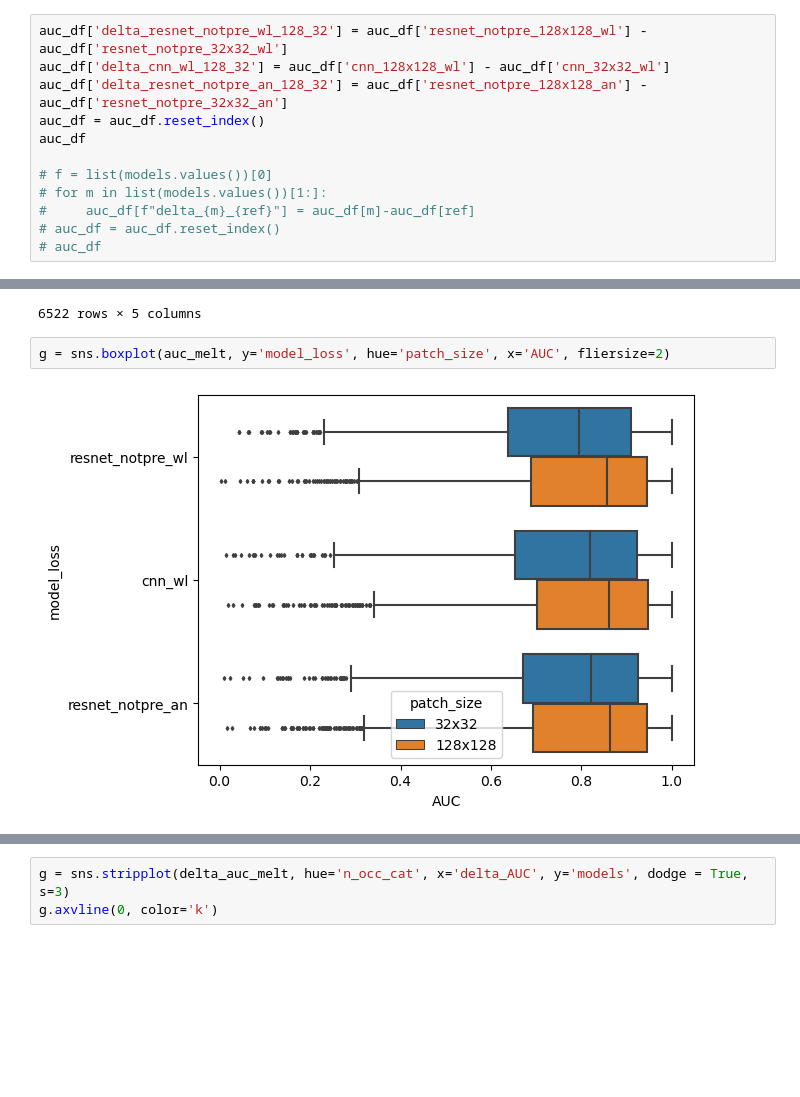
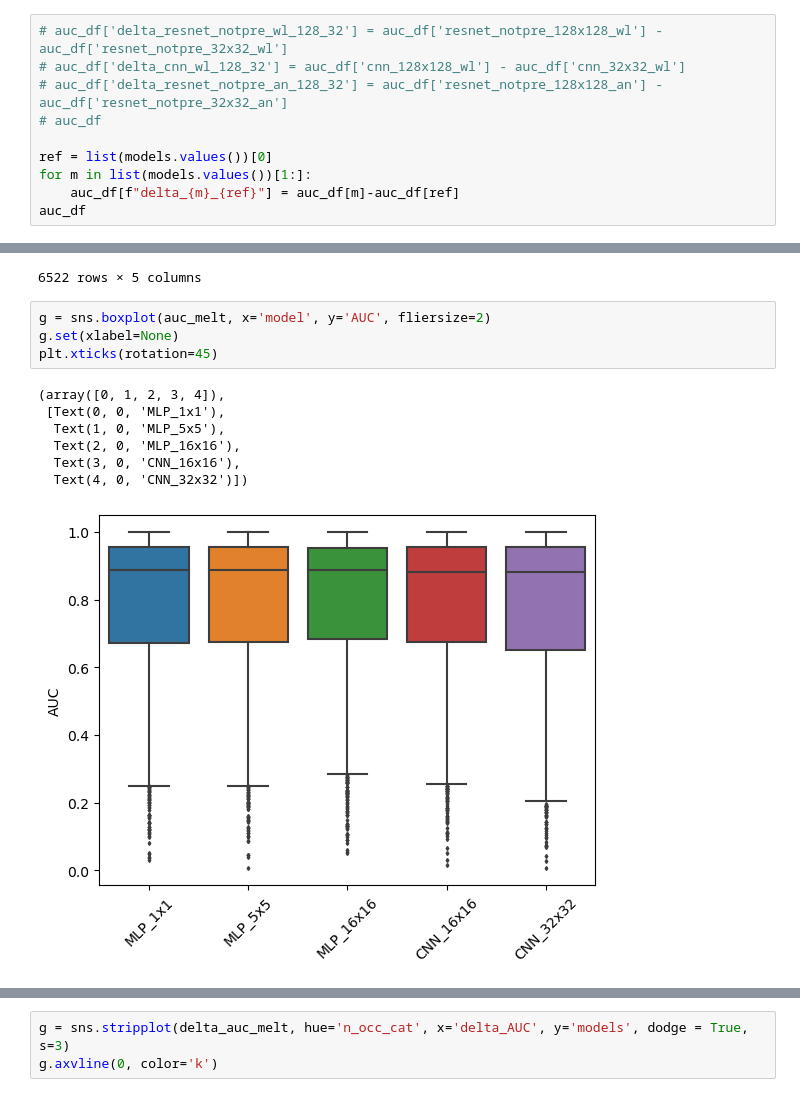
Before and after one commit to ninavantiel/multi_scale_SDMs, a Jupyter notebook: model_evaluation.ipynb, the cells around one changed output, grey strips where cells are left out. Drawn from its saved outputs; the diff is of its cells as text; blank space fills up the shorter version.

```diff
--- a/model_evaluation.ipynb
+++ b/model_evaluation.ipynb
@@ -96,15 +96,13 @@ sat128_resnet_not_pretrained_wl                      0.843151
 multi_env1_mlp_sat128_resnet_not_pretrained_wl       0.859563
 dtype: float64
 # %%
-auc_df['delta_resnet_notpre_wl_128_32'] = auc_df['resnet_notpre_128x128_wl'] - auc_df['resnet_notpre_32x32_wl']
-auc_df['delta_cnn_wl_128_32'] = auc_df['cnn_128x128_wl'] - auc_df['cnn_32x32_wl']
-auc_df['delta_resnet_notpre_an_128_32'] = auc_df['resnet_notpre_128x128_an'] - auc_df['resnet_notpre_32x32_an']
-auc_df = auc_df.reset_index()
+# auc_df['delta_resnet_notpre_wl_128_32'] = auc_df['resnet_notpre_128x128_wl'] - auc_df['resnet_notpre_32x32_wl']
+# auc_df['delta_cnn_wl_128_32'] = auc_df['cnn_128x128_wl'] - auc_df['cnn_32x32_wl']
+# auc_df['delta_resnet_notpre_an_128_32'] = auc_df['resnet_notpre_128x128_an'] - auc_df['resnet_notpre_32x32_an']
+# auc_df
+
+ref = list(models.values())[0]
+for m in list(models.values())[1:]:
+    auc_df[f"delta_{m}_{ref}"] = auc_df[m]-auc_df[ref]
 auc_df
-
-# f = list(models.values())[0]
-# for m in list(models.values())[1:]:
-#     auc_df[f"delta_{m}_{ref}"] = auc_df[m]-auc_df[ref]
-# auc_df = auc_df.reset_index()
-# auc_df
 # %% [output]
@@ -184,9 +184,17 @@ delta_auc_melt
 | 6521 | 10039 | 2944 | (500, 3000] | delta_resnet_notpre_an_128_32 | 0.014224 |
 6522 rows × 5 columns
 # %%
-g = sns.boxplot(auc_melt, y='model_loss', hue='patch_size', x='AUC', fliersize=2)
+g = sns.boxplot(auc_melt, x='model', y='AUC', fliersize=2)
+g.set(xlabel=None)
+plt.xticks(rotation=45)
 # %% [output]
+(array([0, 1, 2, 3, 4]),
+ [Text(0, 0, 'MLP_1x1'),
+  Text(1, 0, 'MLP_5x5'),
+  Text(2, 0, 'MLP_16x16'),
+  Text(3, 0, 'CNN_16x16'),
+  Text(4, 0, 'CNN_32x32')])
-[figure, old version]
+[figure, new version]
 # %%
 sns.boxplot(auc_melt, hue='model', x='n_occ_cat', y='AUC', fliersize=2)
 plt.legend([],[], frameon=False)
```
Also changed, not shown: parts of 7 cells of this notebook, 4 other files.
